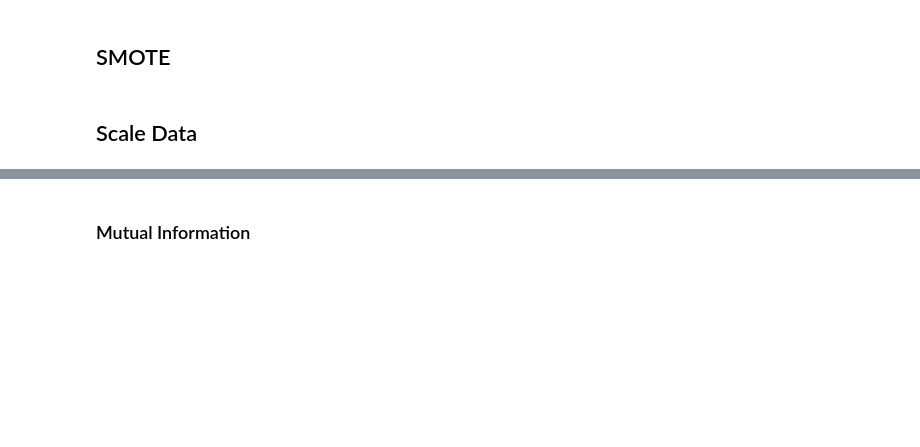
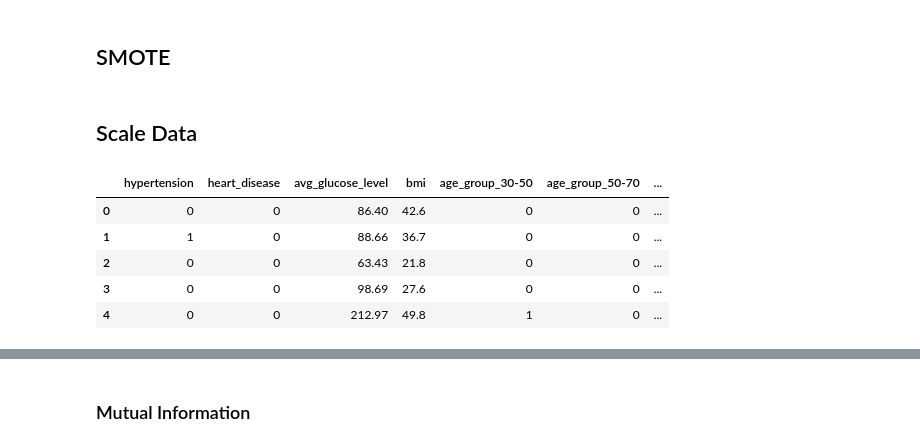
Before and after one commit to johnpospisil/stroke-prediction, a Jupyter notebook: stroke-prediction.ipynb, the cells around one changed output, grey strips where cells are left out. Drawn from its saved outputs; the diff is of its cells as text; code cells hidden in the pictures; blank space fills up the shorter version.

```diff
--- a/stroke-prediction.ipynb
+++ b/stroke-prediction.ipynb
@@ -347,3 +359,12 @@ smote = SMOTE(random_state=0)
 X_train, y_train = smote.fit_resample(X_train, y_train)
 # %% [markdown]
 ## Scale Data
+# %%
+X_train.head()
+# %% [output]
+|  | hypertension | heart_disease | avg_glucose_level | bmi | age_group_30-50 | age_group_50-70 | ... |
+| 0 | 0 | 0 | 86.40 | 42.6 | 0 | 0 | ... |
+| 1 | 1 | 0 | 88.66 | 36.7 | 0 | 0 | ... |
+| 2 | 0 | 0 | 63.43 | 21.8 | 0 | 0 | ... |
+| 3 | 0 | 0 | 98.69 | 27.6 | 0 | 0 | ... |
+| 4 | 0 | 0 | 212.97 | 49.8 | 1 | 0 | ... |
```
Also changed, not shown: parts of 15 cells of this notebook.
